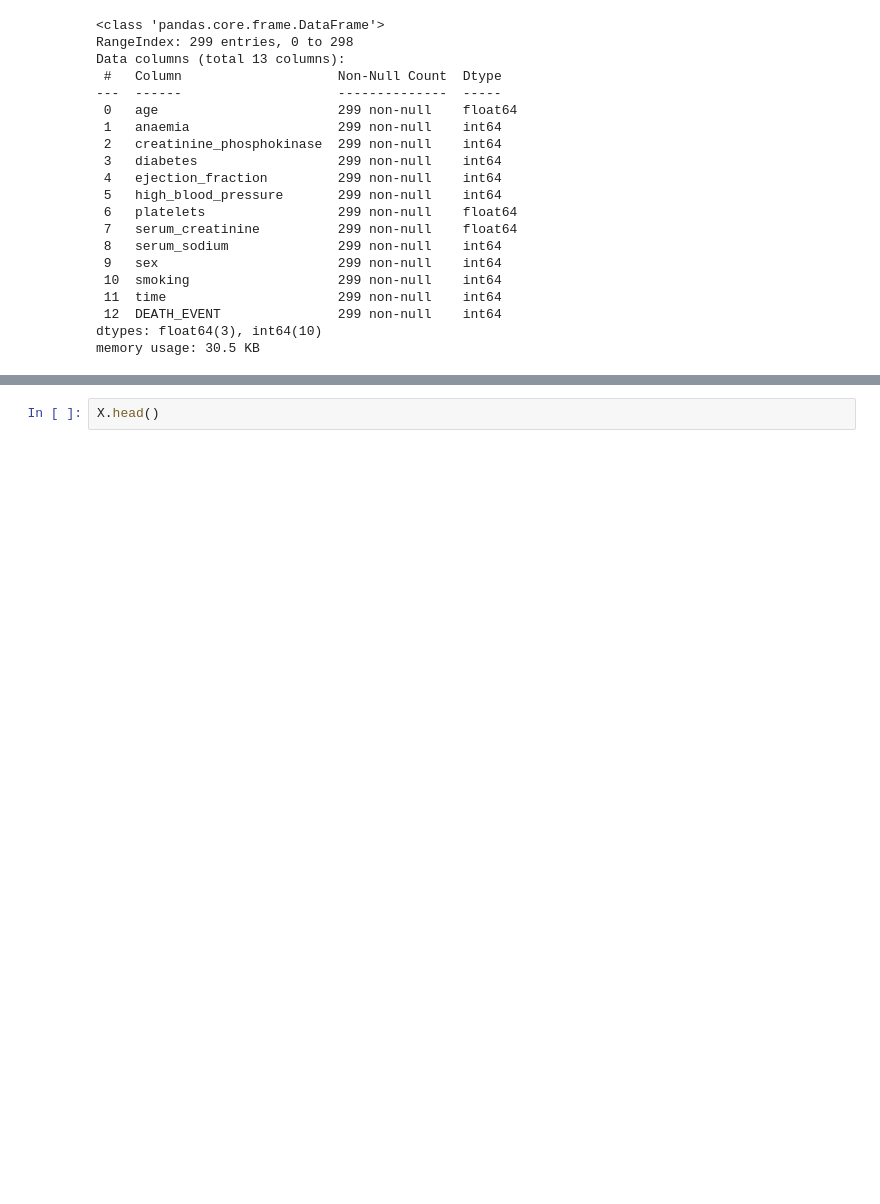
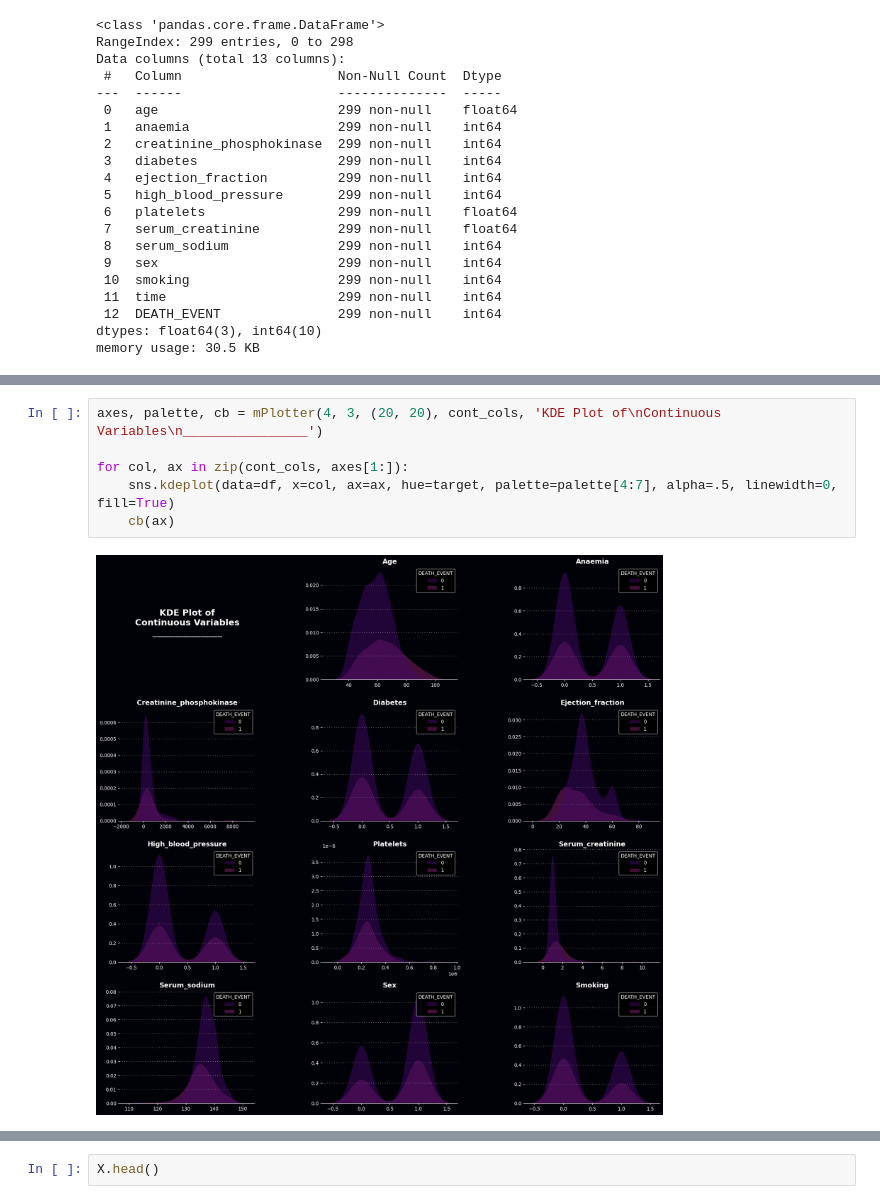
Before and after one commit to mmustafakapici/Heart-Failure-predictions, a Jupyter notebook: heart-failure-prediction.ipynb, the cells around one changed output, grey strips where cells are left out. Cells and saved outputs as stored; diff of their text form; blank space fills up the shorter version.

```diff
--- a/heart-failure-prediction.ipynb
+++ b/heart-failure-prediction.ipynb
@@ -120,0 +194,8 @@ from sklearn.preprocessing import  LabelEncoder
+# %%
+axes, palette, cb = mPlotter(4, 3, (20, 20), cont_cols, 'KDE Plot of\nContinuous Variables\n________________')
+
+for col, ax in zip(cont_cols, axes[1:]):
+    sns.kdeplot(data=df, x=col, ax=ax, hue=target, palette=palette[4:7], alpha=.5, linewidth=0, fill=True)
+    cb(ax)
+# %% [output]
+[figure, added]
```
Also changed, not shown: parts of 54 cells of this notebook.
